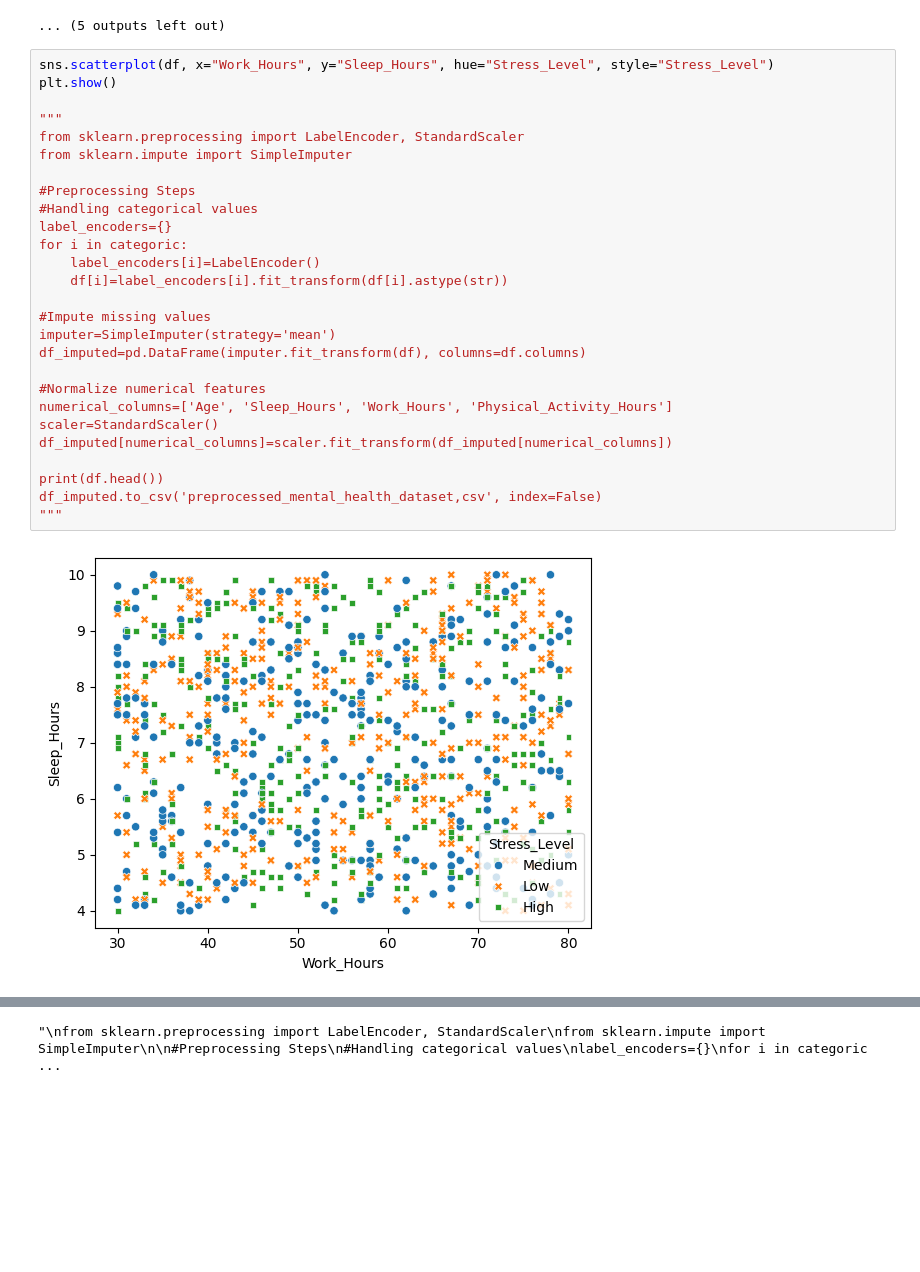
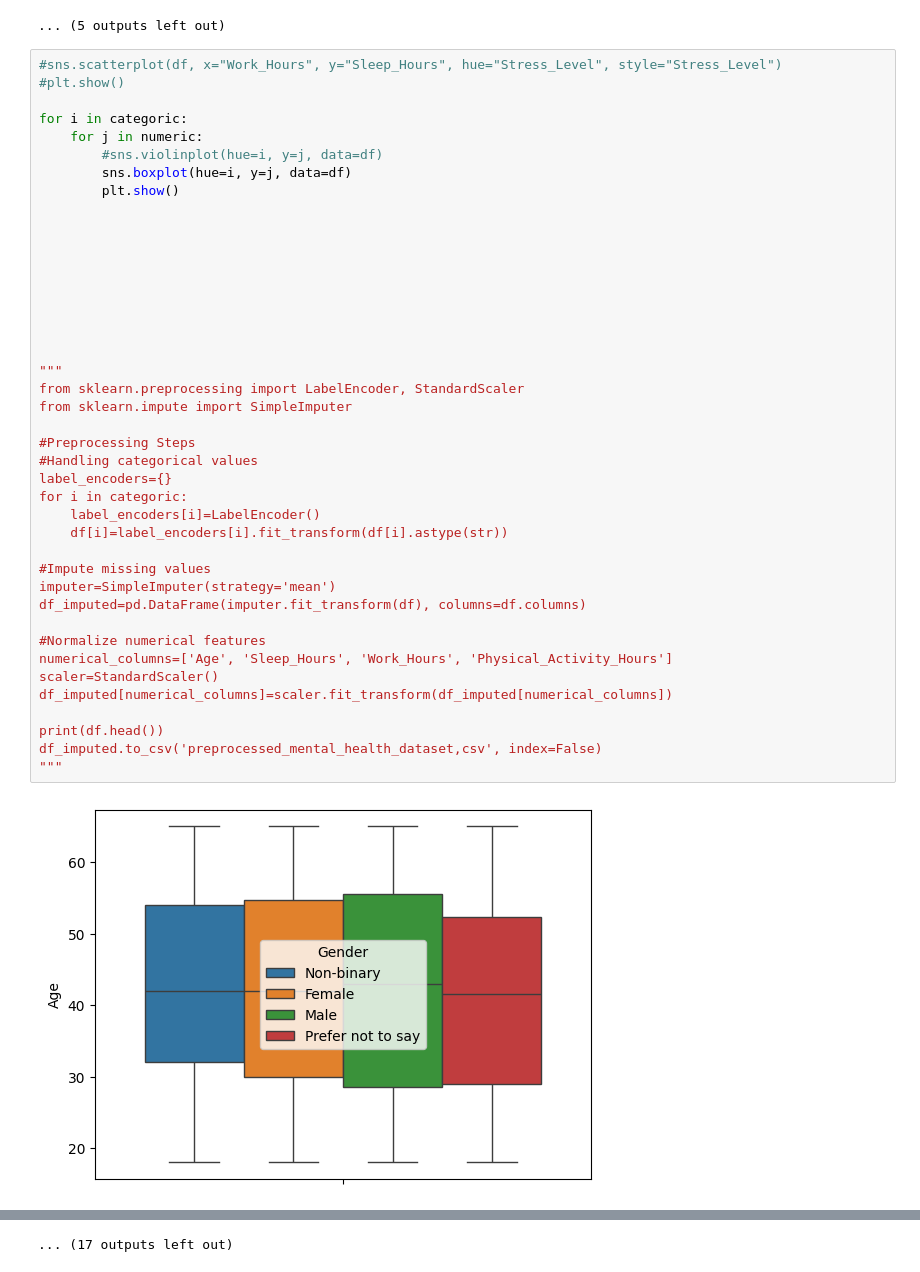
Before and after one commit to Altaryu/BUS0007_TermProject, a Jupyter notebook: BUS0007_TermProjectDescriptiveStatistics_EGarl.ipynb, the cells around one changed output, grey strips where cells are left out. Cells and saved outputs as stored; diff of their text form; blank space fills up the shorter version.

Commit message:
Added boxplots to guage relationships between categorical and numerical variables

```diff
--- a/BUS0007_TermProjectDescriptiveStatistics_EGarl.ipynb
+++ b/BUS0007_TermProjectDescriptiveStatistics_EGarl.ipynb
@@ -106,31 +106,45 @@ Name: Stress_Level, dtype: int64
 [figure]
 ... (5 outputs left out)
 # %%
-sns.scatterplot(df, x="Work_Hours", y="Sleep_Hours", hue="Stress_Level", style="Stress_Level")
-plt.show()
+#sns.scatterplot(df, x="Work_Hours", y="Sleep_Hours", hue="Stress_Level", style="Stress_Level")
+#plt.show()
+
+for i in categoric:
+    for j in numeric:
+        #sns.violinplot(hue=i, y=j, data=df)
+        sns.boxplot(hue=i, y=j, data=df)
+        plt.show()
+
+
+
+
+
+
+
+
 
 """
 from sklearn.preprocessing import LabelEncoder, StandardScaler
 from sklearn.impute import SimpleImputer
 
 #Preprocessing Steps
 #Handling categorical values
 label_encoders={}
 for i in categoric:
     label_encoders[i]=LabelEncoder()
     df[i]=label_encoders[i].fit_transform(df[i].astype(str))
 
 #Impute missing values
 imputer=SimpleImputer(strategy='mean')
 df_imputed=pd.DataFrame(imputer.fit_transform(df), columns=df.columns)
 
 #Normalize numerical features
 numerical_columns=['Age', 'Sleep_Hours', 'Work_Hours', 'Physical_Activity_Hours']
 scaler=StandardScaler()
 df_imputed[numerical_columns]=scaler.fit_transform(df_imputed[numerical_columns])
 
 print(df.head())
 df_imputed.to_csv('preprocessed_mental_health_dataset,csv', index=False)
 """
 # %% [output]
-[figure, old version]
+[figure, new version]
@@ -137 +162 @@ df_imputed.to_csv('preprocessed_mental_health_dataset,csv', index=False)
-"\nfrom sklearn.preprocessing import LabelEncoder, StandardScaler\nfrom sklearn.impute import SimpleImputer\n\n#Preprocessing Steps\n#Handling categorical values\nlabel_encoders={}\nfor i in categoric ...
+... (17 outputs left out)
```
Also changed, not shown: parts of 1 cell of this notebook.
